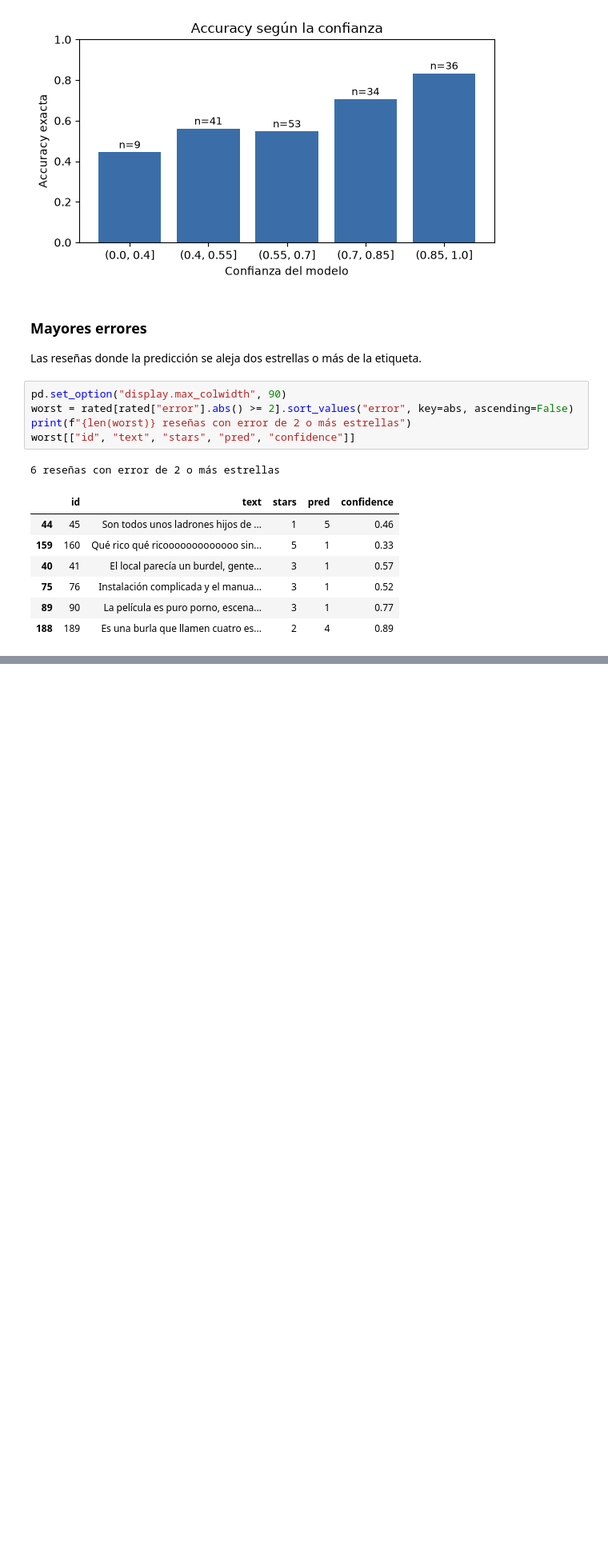
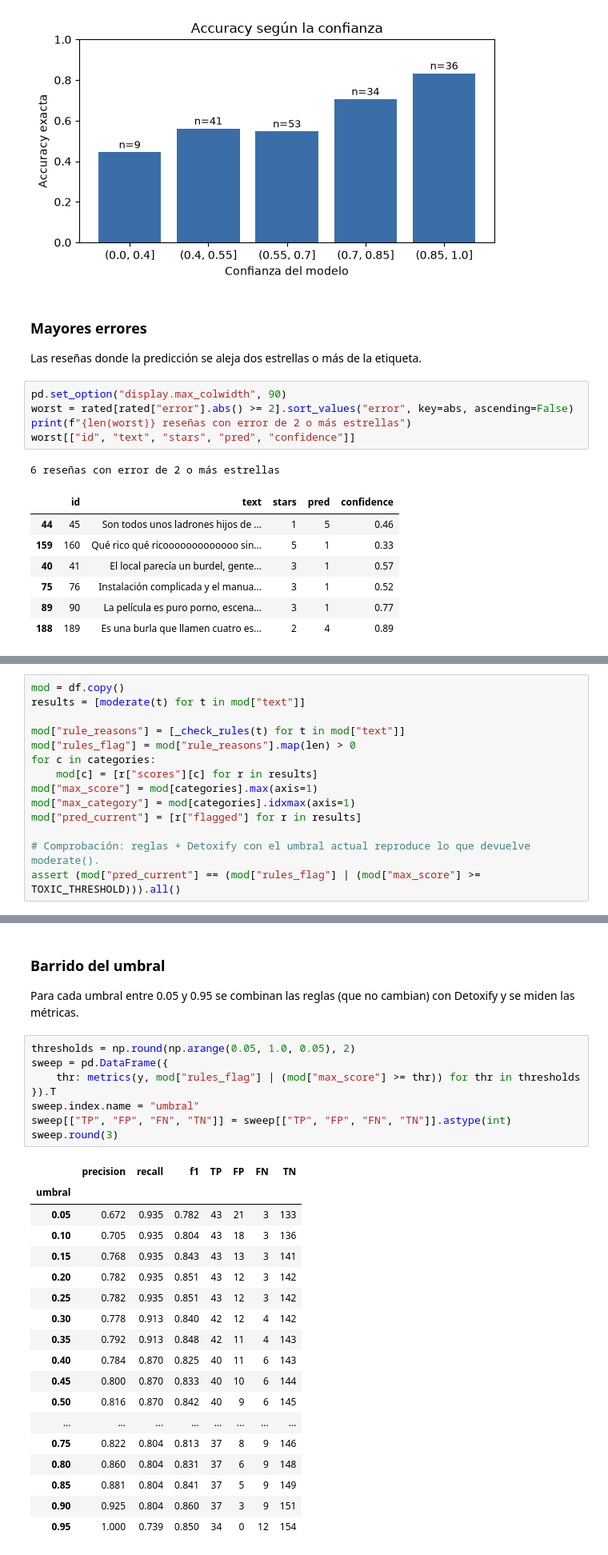
Before and after one commit to samu190804/review-ai-platform, a Jupyter notebook: evaluation/notebooks/evaluation.ipynb, the cells around one changed output, grey strips where cells are left out. Shown at 80% size. Saved outputs shown, nothing was run; the diff lists cells and outputs as text; blank space fills up the shorter version.

```diff
--- a/evaluation/notebooks/evaluation.ipynb
+++ b/evaluation/notebooks/evaluation.ipynb
@@ -219,0 +240,14 @@ worst[["id", "text", "stars", "pred", "confidence"]]
+# %%
+mod = df.copy()
+results = [moderate(t) for t in mod["text"]]
+
+mod["rule_reasons"] = [_check_rules(t) for t in mod["text"]]
+mod["rules_flag"] = mod["rule_reasons"].map(len) > 0
+for c in categories:
+    mod[c] = [r["scores"][c] for r in results]
+mod["max_score"] = mod[categories].max(axis=1)
+mod["max_category"] = mod[categories].idxmax(axis=1)
+mod["pred_current"] = [r["flagged"] for r in results]
+
+# Comprobación: reglas + Detoxify con el umbral actual reproduce lo que devuelve moderate().
+assert (mod["pred_current"] == (mod["rules_flag"] | (mod["max_score"] >= TOXIC_THRESHOLD))).all()
@@ -219,0 +292,31 @@ worst[["id", "text", "stars", "pred", "confidence"]]
+# %% [markdown]
+### Barrido del umbral
+
+Para cada umbral entre 0.05 y 0.95 se combinan las reglas (que no cambian) con Detoxify y se miden las métricas.
+# %%
+thresholds = np.round(np.arange(0.05, 1.0, 0.05), 2)
+sweep = pd.DataFrame({
+    thr: metrics(y, mod["rules_flag"] | (mod["max_score"] >= thr)) for thr in thresholds
+}).T
+sweep.index.name = "umbral"
+sweep[["TP", "FP", "FN", "TN"]] = sweep[["TP", "FP", "FN", "TN"]].astype(int)
+sweep.round(3)
+# %% [output]
+|  | precision | recall | f1 | TP | FP | FN | TN |
+| umbral |  |  |  |  |  |  |  |
+| 0.05 | 0.672 | 0.935 | 0.782 | 43 | 21 | 3 | 133 |
+| 0.10 | 0.705 | 0.935 | 0.804 | 43 | 18 | 3 | 136 |
+| 0.15 | 0.768 | 0.935 | 0.843 | 43 | 13 | 3 | 141 |
+| 0.20 | 0.782 | 0.935 | 0.851 | 43 | 12 | 3 | 142 |
+| 0.25 | 0.782 | 0.935 | 0.851 | 43 | 12 | 3 | 142 |
+| 0.30 | 0.778 | 0.913 | 0.840 | 42 | 12 | 4 | 142 |
+| 0.35 | 0.792 | 0.913 | 0.848 | 42 | 11 | 4 | 143 |
+| 0.40 | 0.784 | 0.870 | 0.825 | 40 | 11 | 6 | 143 |
+| 0.45 | 0.800 | 0.870 | 0.833 | 40 | 10 | 6 | 144 |
+| 0.50 | 0.816 | 0.870 | 0.842 | 40 | 9 | 6 | 145 |
+| ... | ... | ... | ... | ... | ... | ... | ... |
+| 0.75 | 0.822 | 0.804 | 0.813 | 37 | 8 | 9 | 146 |
+| 0.80 | 0.860 | 0.804 | 0.831 | 37 | 6 | 9 | 148 |
+| 0.85 | 0.881 | 0.804 | 0.841 | 37 | 5 | 9 | 149 |
+| 0.90 | 0.925 | 0.804 | 0.860 | 37 | 3 | 9 | 151 |
+| 0.95 | 1.000 | 0.739 | 0.850 | 34 | 0 | 12 | 154 |
```
Also changed, not shown: parts of 11 cells of this notebook, 5 other files.
